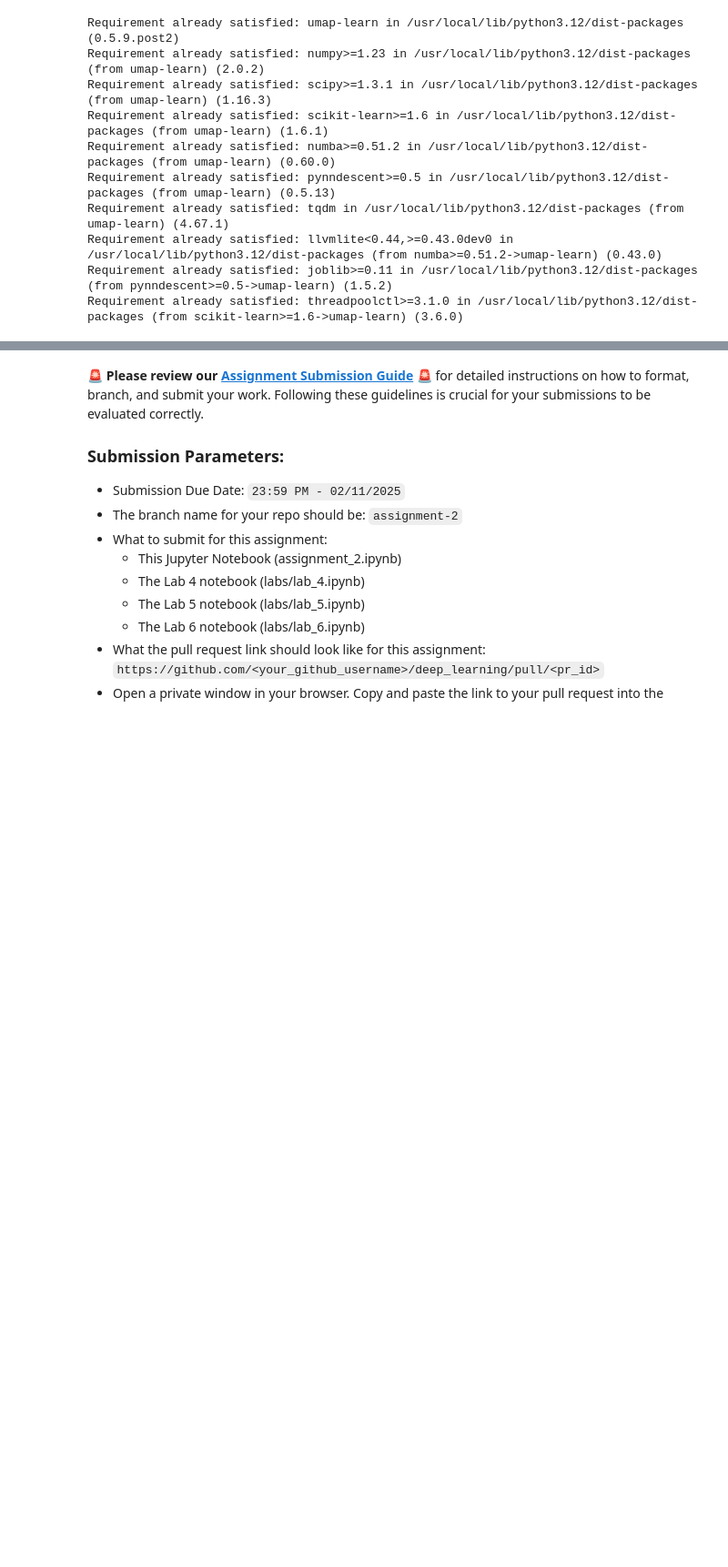
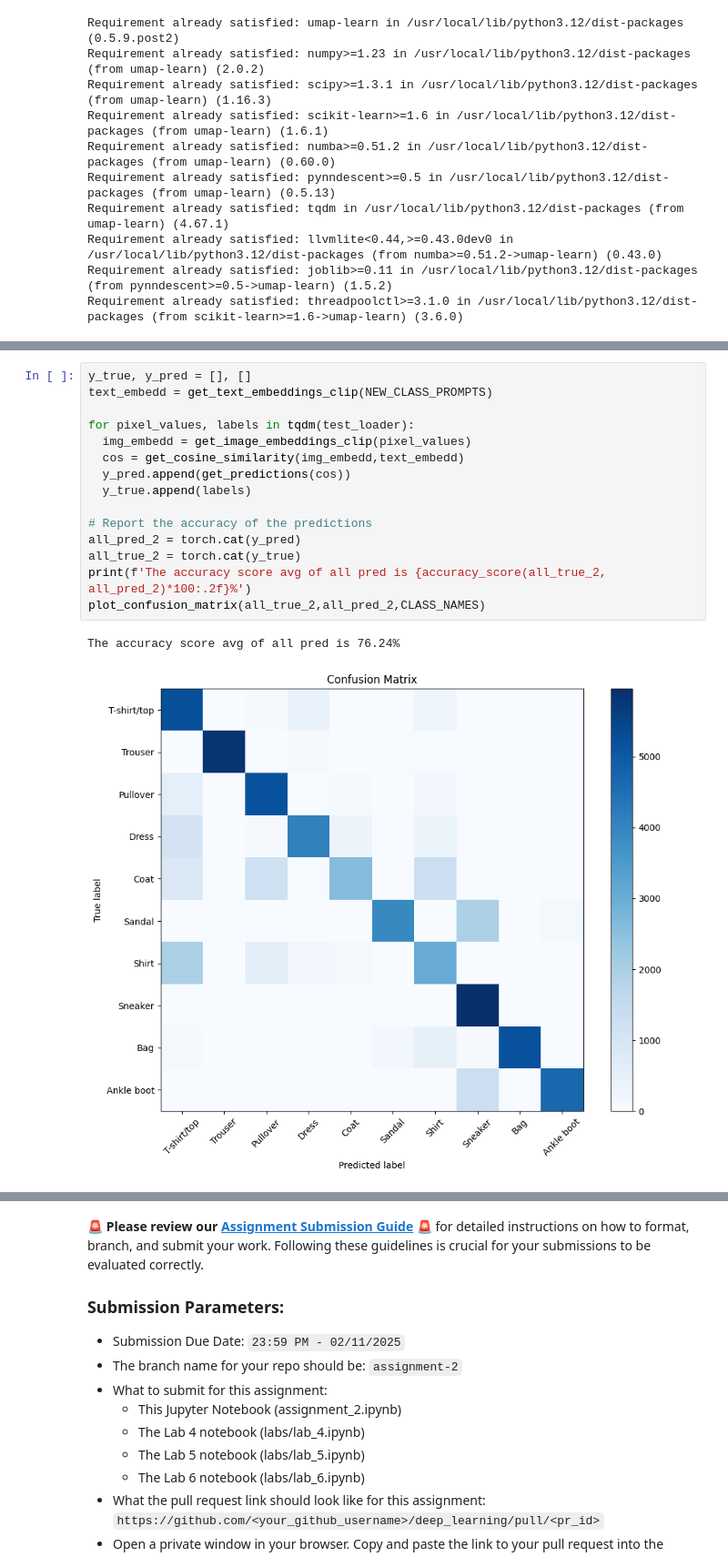
Before and after one commit to warscovich/deep_learning, a Jupyter notebook: 02_activities/assignments/assignment_2.ipynb, the cells around one changed output, grey strips where cells are left out. Shown at 91% size. Saved outputs shown, nothing was run; the diff lists cells and outputs as text; blank space fills up the shorter version.

Commit message:
Finished generating report

```diff
--- a/02_activities/assignments/assignment_2.ipynb
+++ b/02_activities/assignments/assignment_2.ipynb
@@ -589,0 +597,18 @@ Error:
+# %%
+y_true, y_pred = [], []
+text_embedd = get_text_embeddings_clip(NEW_CLASS_PROMPTS)
+
+for pixel_values, labels in tqdm(test_loader):
+  img_embedd = get_image_embeddings_clip(pixel_values)
+  cos = get_cosine_similarity(img_embedd,text_embedd)
+  y_pred.append(get_predictions(cos))
+  y_true.append(labels)
+
+# Report the accuracy of the predictions
+all_pred_2 = torch.cat(y_pred)
+all_true_2 = torch.cat(y_true)
+print(f'The accuracy score avg of all pred is {accuracy_score(all_true_2, all_pred_2)*100:.2f}%')
+plot_confusion_matrix(all_true_2,all_pred_2,CLASS_NAMES)
+# %% [output]
+The accuracy score avg of all pred is 76.24%
+[figure, added]
```
Also changed, not shown: parts of 16 cells of this notebook.
